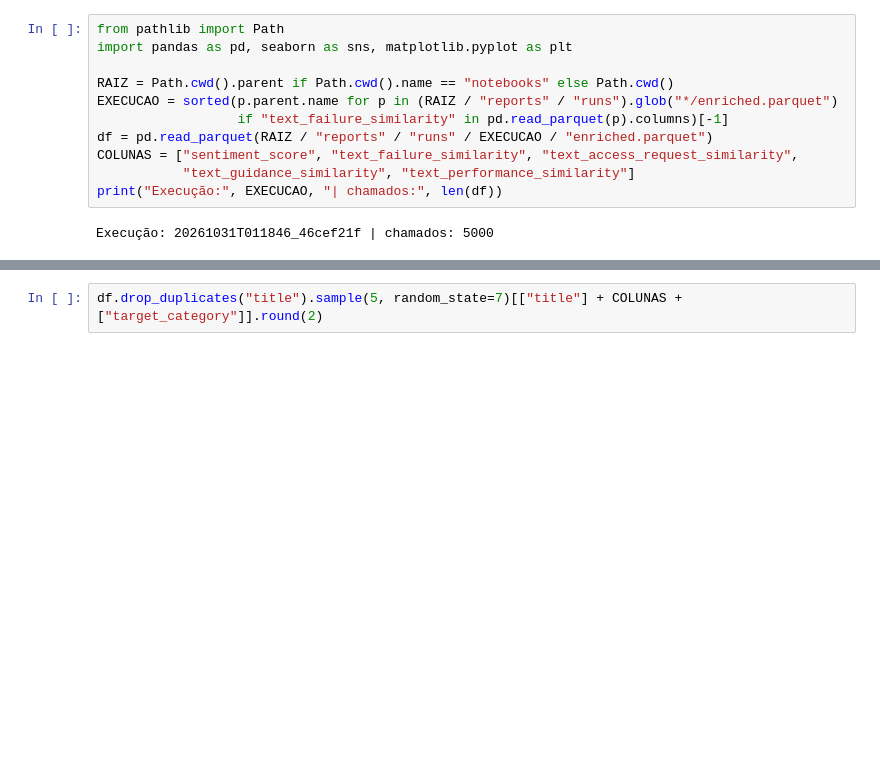
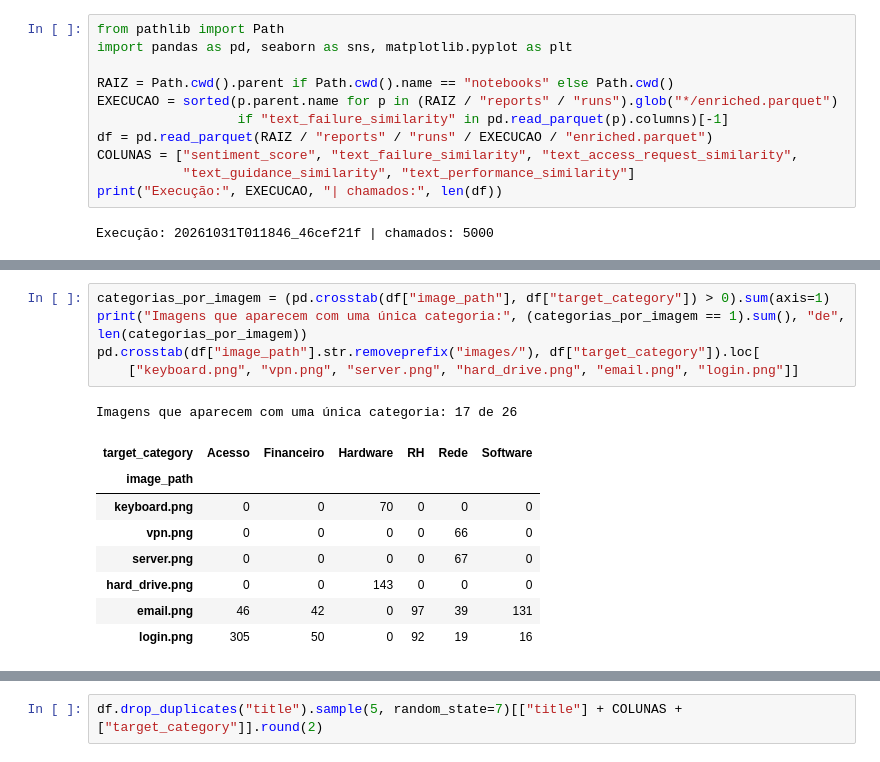
Before and after one commit to AndreyFernandes-NP/ProjetoIntegrador-II, a Jupyter notebook: notebooks/02_PLN.ipynb, the cells around one changed output, grey strips where cells are left out. Cells and saved outputs as stored; diff of their text form; blank space fills up the shorter version.

```diff
--- a/notebooks/02_PLN.ipynb
+++ b/notebooks/02_PLN.ipynb
@@ -26,0 +42,15 @@ Execução: 20261031T011846_46cef21f | chamados: 5000
+# %%
+categorias_por_imagem = (pd.crosstab(df["image_path"], df["target_category"]) > 0).sum(axis=1)
+print("Imagens que aparecem com uma única categoria:", (categorias_por_imagem == 1).sum(), "de", len(categorias_por_imagem))
+pd.crosstab(df["image_path"].str.removeprefix("images/"), df["target_category"]).loc[
+    ["keyboard.png", "vpn.png", "server.png", "hard_drive.png", "email.png", "login.png"]]
+# %% [output]
+Imagens que aparecem com uma única categoria: 17 de 26
+| target_category | Acesso | Financeiro | Hardware | RH | Rede | Software |
+| image_path |  |  |  |  |  |  |
+| keyboard.png | 0 | 0 | 70 | 0 | 0 | 0 |
+| vpn.png | 0 | 0 | 0 | 0 | 66 | 0 |
+| server.png | 0 | 0 | 0 | 0 | 67 | 0 |
+| hard_drive.png | 0 | 0 | 143 | 0 | 0 | 0 |
+| email.png | 46 | 42 | 0 | 97 | 39 | 131 |
+| login.png | 305 | 50 | 0 | 92 | 19 | 16 |
```
Also changed, not shown: parts of 38 cells of this notebook.
